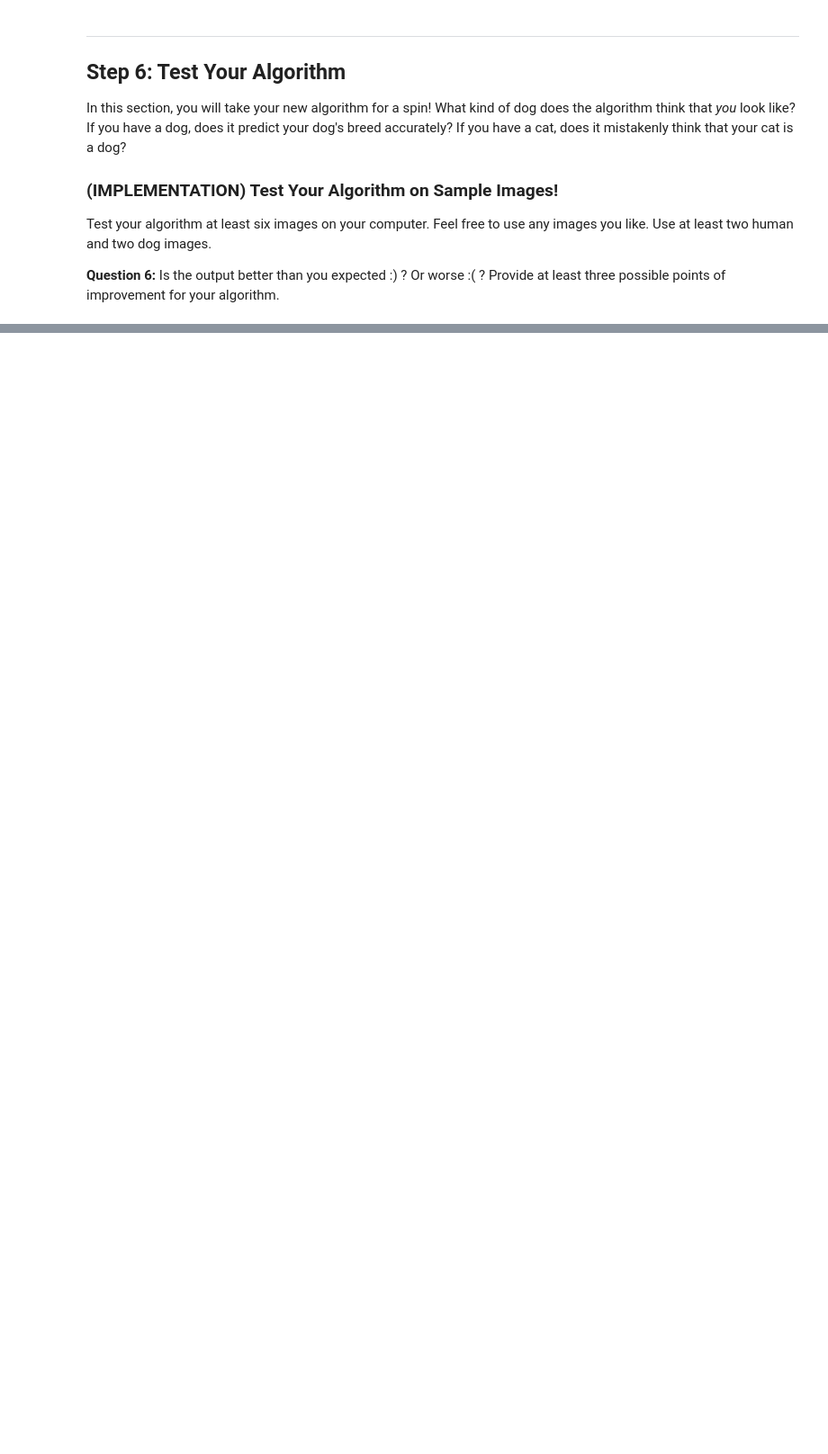
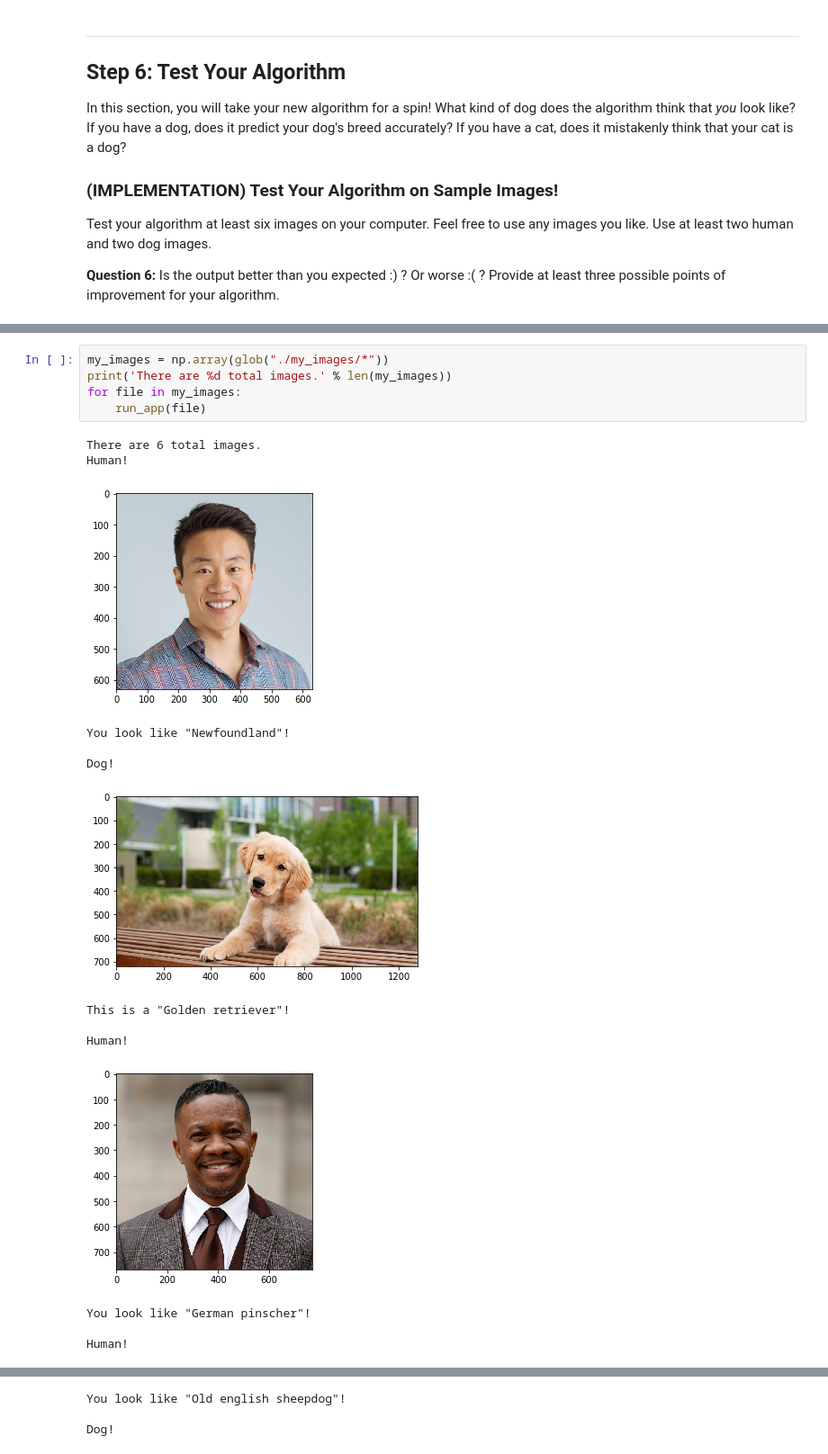
Before and after one commit to yuhouzhou/dog-breed-classification, a Jupyter notebook: dog_app.ipynb, the cells around one changed output, grey strips where cells are left out. Shown at 90% size. Saved outputs shown, nothing was run; the diff lists cells and outputs as text; blank space fills up the shorter version.

```diff
--- a/dog_app.ipynb
+++ b/dog_app.ipynb
@@ -704,0 +717,20 @@ This is a "Mastiff" kind of dog!
+# %%
+my_images = np.array(glob("./my_images/*"))
+print('There are %d total images.' % len(my_images))
+for file in my_images:
+    run_app(file)
+# %% [output]
+There are 6 total images.
+Human!
+[figure, added]
+You look like "Newfoundland"!
+
+Dog!
+[figure, added]
+This is a "Golden retriever"!
+
+Human!
+[figure, added]
+You look like "German pinscher"!
+
+Human!
@@ -704,0 +738,3 @@ This is a "Mastiff" kind of dog!
+You look like "Old english sheepdog"!
+
+Dog!
```
Also changed, not shown: parts of 17 cells of this notebook, 8 other files.
